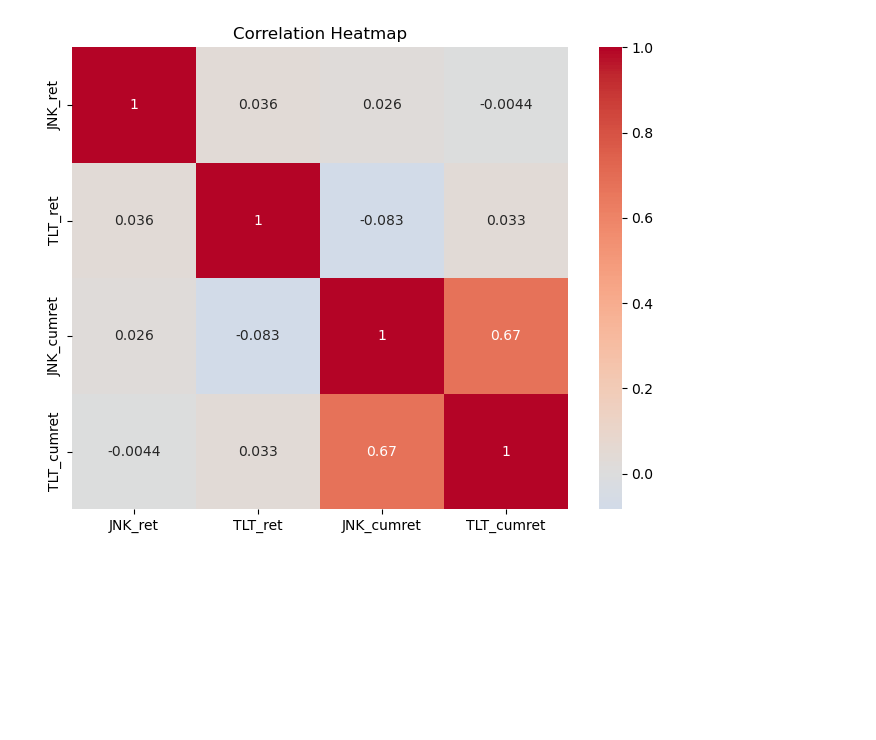
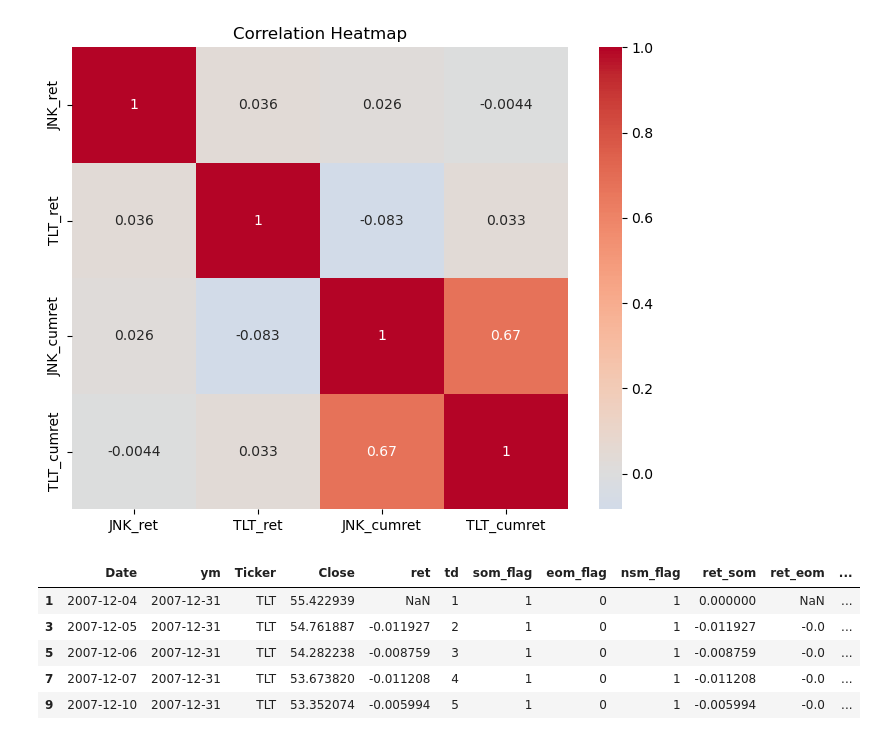
Before and after one commit to scimmione1/FromZeroToQuant-, a Jupyter notebook: 09_papers/01_The Unintended Consequences of Rebalancing/13_JNK_etf.ipynb, the cells around one changed output. Drawn from its saved outputs; the diff is of its cells as text; code cells hidden in the pictures; blank space fills up the shorter version.

```diff
--- a/09_papers/01_The Unintended Consequences of Rebalancing/13_JNK_etf.ipynb
+++ b/09_papers/01_The Unintended Consequences of Rebalancing/13_JNK_etf.ipynb
@@ -247,3 +247,17 @@ plt.show()
 [figure]
 # %%
 return_data = monthly.copy()
+# %%
+# Average daily returns of TLT and JNK
+# Keep only rows where the ticker is 'TLT'
+tlt = data[data['Ticker'] == 'TLT'].copy()
+
+# Show first rows to check the result
+tlt.head()
+# %% [output]
+|  | Date | ym | Ticker | Close | ret | td | som_flag | eom_flag | nsm_flag | ret_som | ret_eom | ... |
+| 1 | 2007-12-04 | 2007-12-31 | TLT | 55.422939 | NaN | 1 | 1 | 0 | 1 | 0.000000 | NaN | ... |
+| 3 | 2007-12-05 | 2007-12-31 | TLT | 54.761887 | -0.011927 | 2 | 1 | 0 | 1 | -0.011927 | -0.0 | ... |
+| 5 | 2007-12-06 | 2007-12-31 | TLT | 54.282238 | -0.008759 | 3 | 1 | 0 | 1 | -0.008759 | -0.0 | ... |
+| 7 | 2007-12-07 | 2007-12-31 | TLT | 53.673820 | -0.011208 | 4 | 1 | 0 | 1 | -0.011208 | -0.0 | ... |
+| 9 | 2007-12-10 | 2007-12-31 | TLT | 53.352074 | -0.005994 | 5 | 1 | 0 | 1 | -0.005994 | -0.0 | ... |
```
Also changed, not shown: parts of 1 cell of this notebook, 1 other file.
